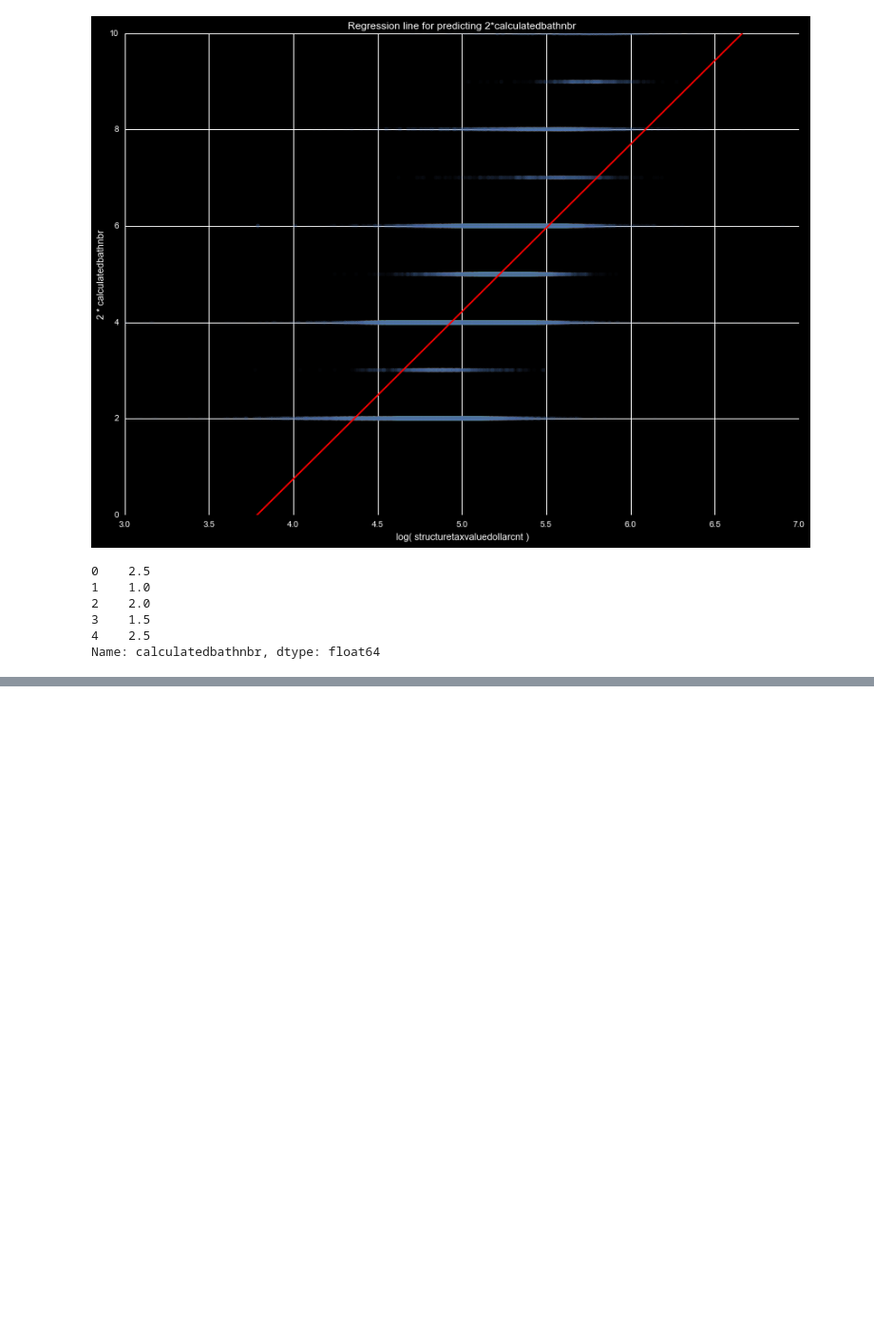
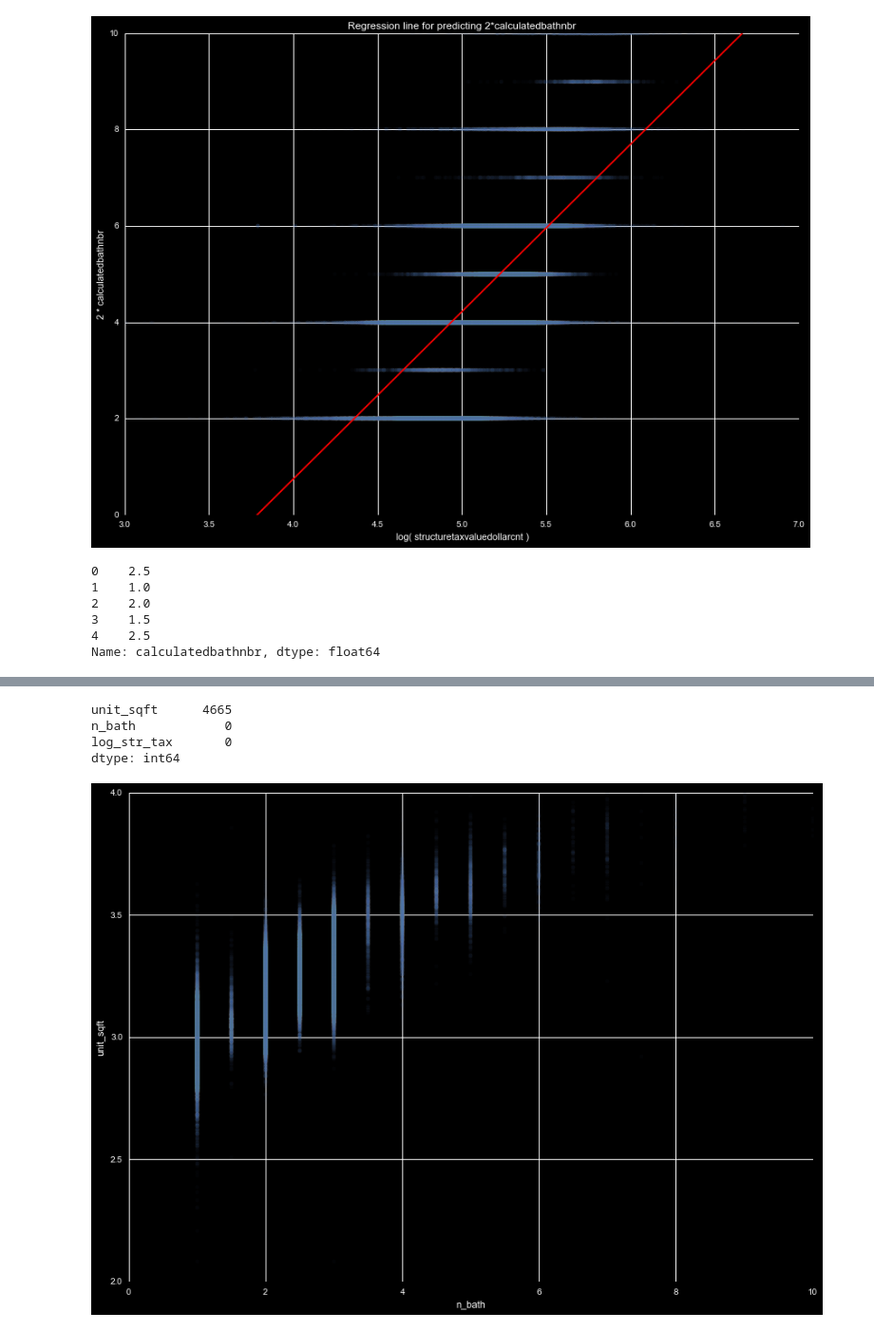
Before and after one commit to markertsean/zillow, a Jupyter notebook: detail_variables_purchased.ipynb, the cells around one changed output, grey strips where cells are left out. Shown at 95% size. Drawn from its saved outputs; the diff is of its cells as text; code cells hidden in the pictures; blank space fills up the shorter version.

Commit message:
Added more regression to fill values. Filled unit_sqft using n_bath, and log_str_tax Filled n_room based on unit_sqft

```diff
--- a/detail_variables_purchased.ipynb
+++ b/detail_variables_purchased.ipynb
@@ -506,0 +791,58 @@ Name: calculatedbathnbr, dtype: float64
+# %%
+def reg_unit_sqft( inp_df ):
+
+
+    # Only things we need for regression
+    foo = inp_df[['unit_sqft','n_bath','log_str_tax']].copy()
+    print foo.isnull().sum()
+
+
+    foo['unit_sqft'] = np.log10( foo['unit_sqft'] +1 )
+
+    # Bar is just not null values, for regression
+    bar = foo.dropna()
+
+    # Perform regressions
+    unit_reg = linear_model.LinearRegression()
+    unit_reg.fit( bar[['n_bath','log_str_tax']], bar['unit_sqft'].to_frame() )
+
+#
+    xx = np.array( [0, 9] )
+#
+    bar.plot.scatter( x='n_bath', y='unit_sqft', alpha=0.03 )
+    plt.xlim(0,10)
+    plt.ylim(2,4)
+    plt.show()
+
+    bar.plot.scatter( x='log_str_tax', y='unit_sqft', alpha=0.03 )
+    plt.xlim(2,7)
+    plt.ylim(2,4)
+    plt.show()
+
+
+    # Locate bad indexes, and fill those spots with predicted values
+    null_index = foo.isnull().any(axis=1)
+
+
+    # Do regression
+    foo.ix[ null_index, ['unit_sqft'] ] = unit_reg.predict( foo.ix[ null_index, ['n_bath','log_str_tax'] ].values )#.reshape(-1,1) )
+#
+    ax1 = plt.gca()
+    foo.plot.scatter( x='log_str_tax', y='unit_sqft', alpha=0.1,  color='r', ax=ax1 )
+    bar.plot.scatter( x='log_str_tax', y='unit_sqft', alpha=0.03, ax=ax1 )
+    plt.show()
+#    foo.loc[ null_index ].plot.scatter( x='log_str_tax', y='unit_sqft',  color='r', ax=ax1 )
+    ax2 = plt.gca()
+    foo.plot.scatter( x='n_bath', y='unit_sqft', alpha=0.1,  color='r', ax=ax2 )
+    bar.plot.scatter( x='n_bath', y='unit_sqft', alpha=0.03, ax=ax2 )
+    plt.show()
+
+    return 10**foo['unit_sqft']
+
+my_df['unit_sqft'] = reg_unit_sqft( my_df )
+# %% [output]
+unit_sqft      4665
+n_bath            0
+log_str_tax       0
+dtype: int64
+[figure, added]
```
Also changed, not shown: parts of 6 cells of this notebook, 2 other files.
